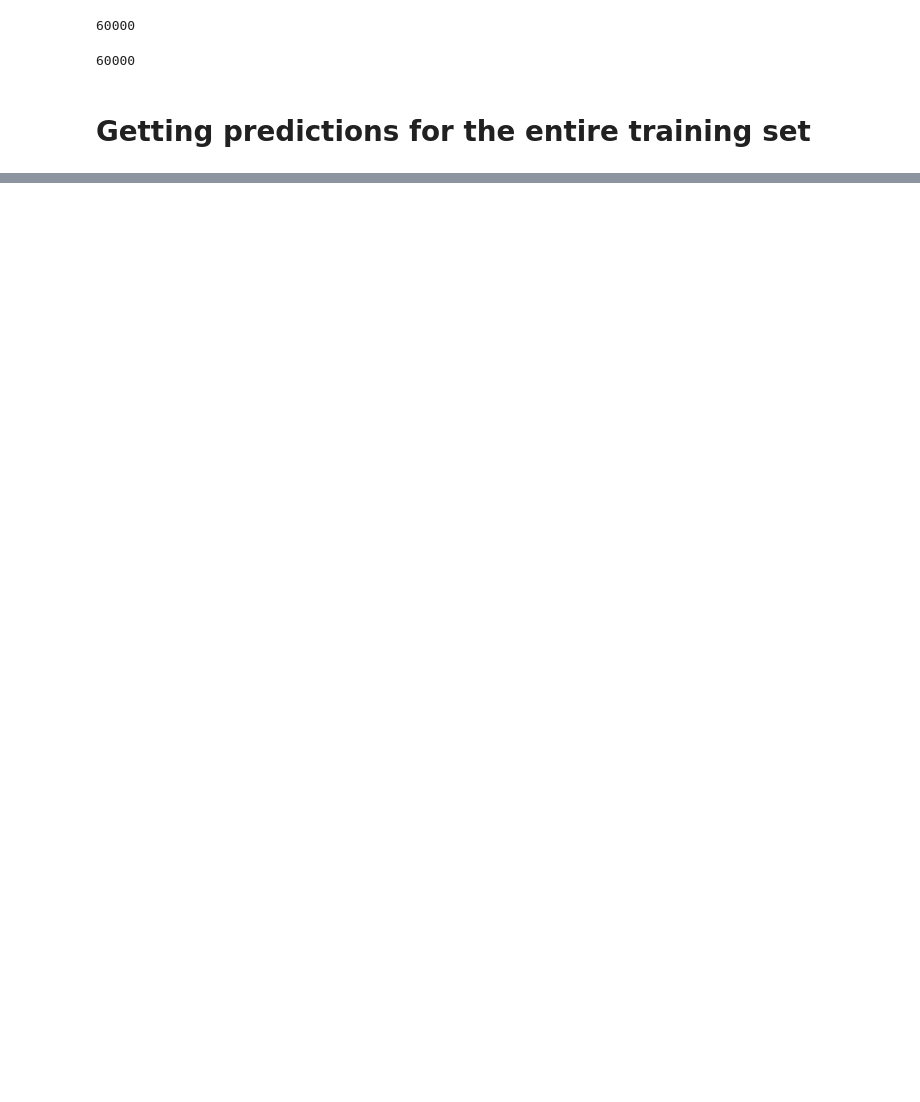
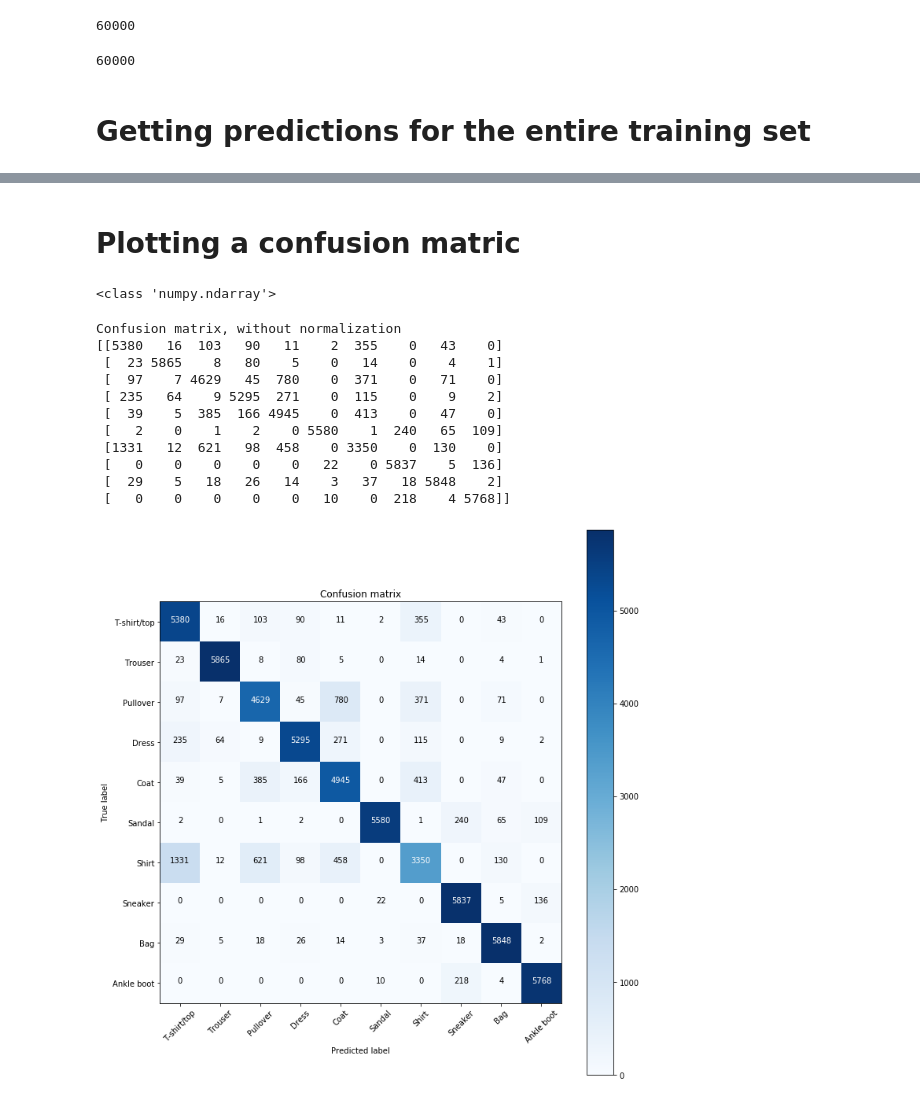
Before and after one commit to Ethan-ChiChi/Neural-Networks, a Jupyter notebook: Confusion_Matrix.ipynb, the cells around one changed output, grey strips where cells are left out. Cells and saved outputs as stored; diff of their text form; code cells hidden in the pictures; blank space fills up the shorter version.

```diff
--- a/Confusion_Matrix.ipynb
+++ b/Confusion_Matrix.ipynb
@@ -105,4 +134,0 @@ train_preds.grad_fn
-# %%
-with torch.no_grad():
-    prediction_loader = torch.utils.data.DataLoader(train_set, batch_size=10000)
-    train_preds = get_all_preds(network,prediction_loader)
@@ -114,0 +161,8 @@ train_preds.grad
+# %%
+stacked = torch.stack(
+    (
+        train_set.targets
+        ,train_preds.argmax(dim=1)
+    )
+    ,dim=1
+)
@@ -114,0 +187,2 @@ train_preds.grad
+# %%
+j, k = stacked[0].tolist()
@@ -114,0 +228,2 @@ train_preds.grad
+# %% [markdown]
+# Plotting a confusion matric
@@ -114,0 +262,33 @@ train_preds.grad
+# %%
+cm = confusion_matrix(train_set.targets, train_preds.argmax(dim=1))
+print(type(cm))
+# %% [output]
+<class 'numpy.ndarray'>
+# %%
+names = (
+    'T-shirt/top'
+    ,'Trouser'
+    ,'Pullover'
+    ,'Dress'
+    ,'Coat'
+    ,'Sandal'
+    ,'Shirt'
+    ,'Sneaker'
+    ,'Bag'
+    ,'Ankle boot'
+)
+plt.figure(figsize=(10,10))
+plot_confusion_matrix(cm, names)
+# %% [output]
+Confusion matrix, without normalization
+[[5380   16  103   90   11    2  355    0   43    0]
+ [  23 5865    8   80    5    0   14    0    4    1]
+ [  97    7 4629   45  780    0  371    0   71    0]
+ [ 235   64    9 5295  271    0  115    0    9    2]
+ [  39    5  385  166 4945    0  413    0   47    0]
+ [   2    0    1    2    0 5580    1  240   65  109]
+ [1331   12  621   98  458    0 3350    0  130    0]
+ [   0    0    0    0    0   22    0 5837    5  136]
+ [  29    5   18   26   14    3   37   18 5848    2]
+ [   0    0    0    0    0   10    0  218    4 5768]]
+[figure, added]
```
Also changed, not shown: parts of 26 cells of this notebook.
